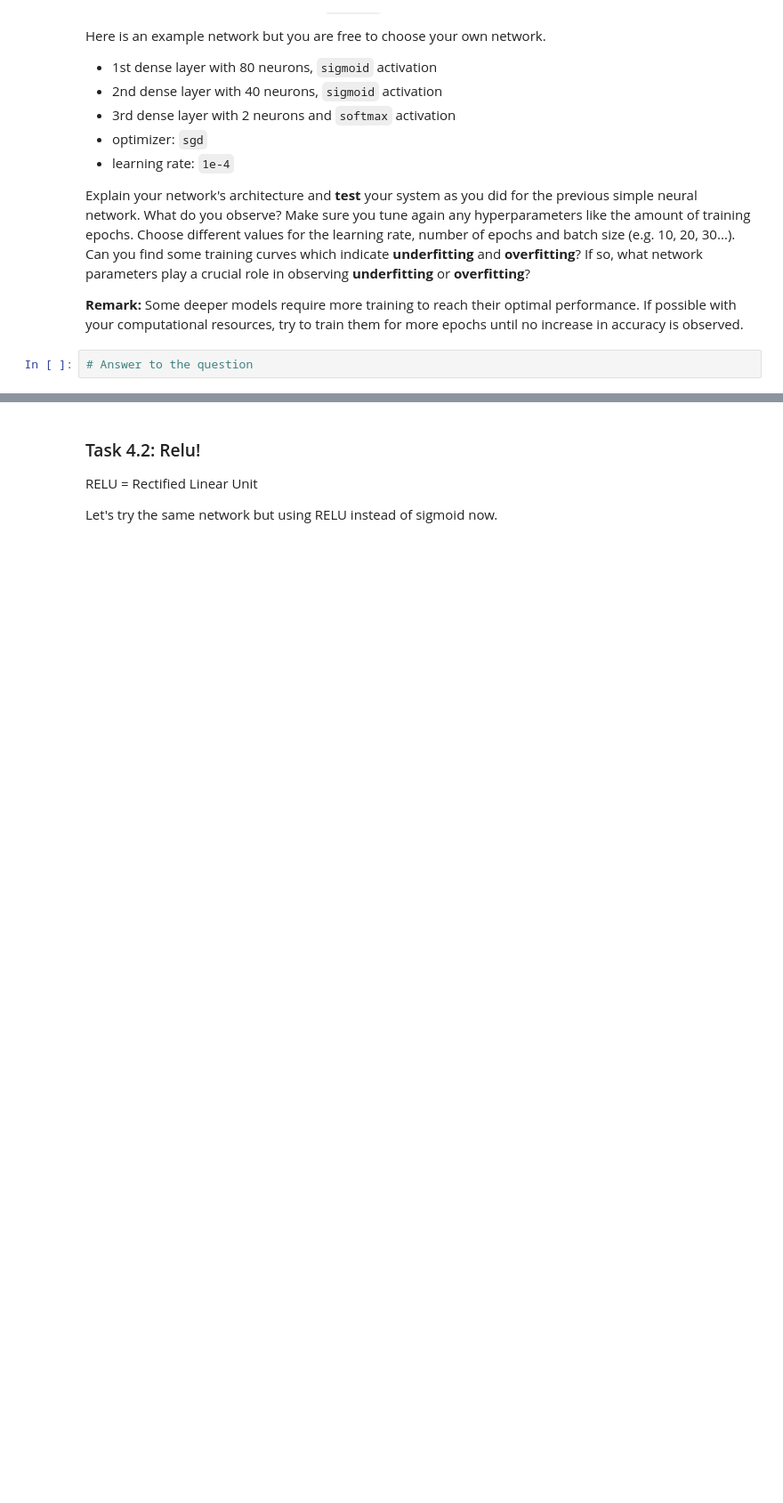
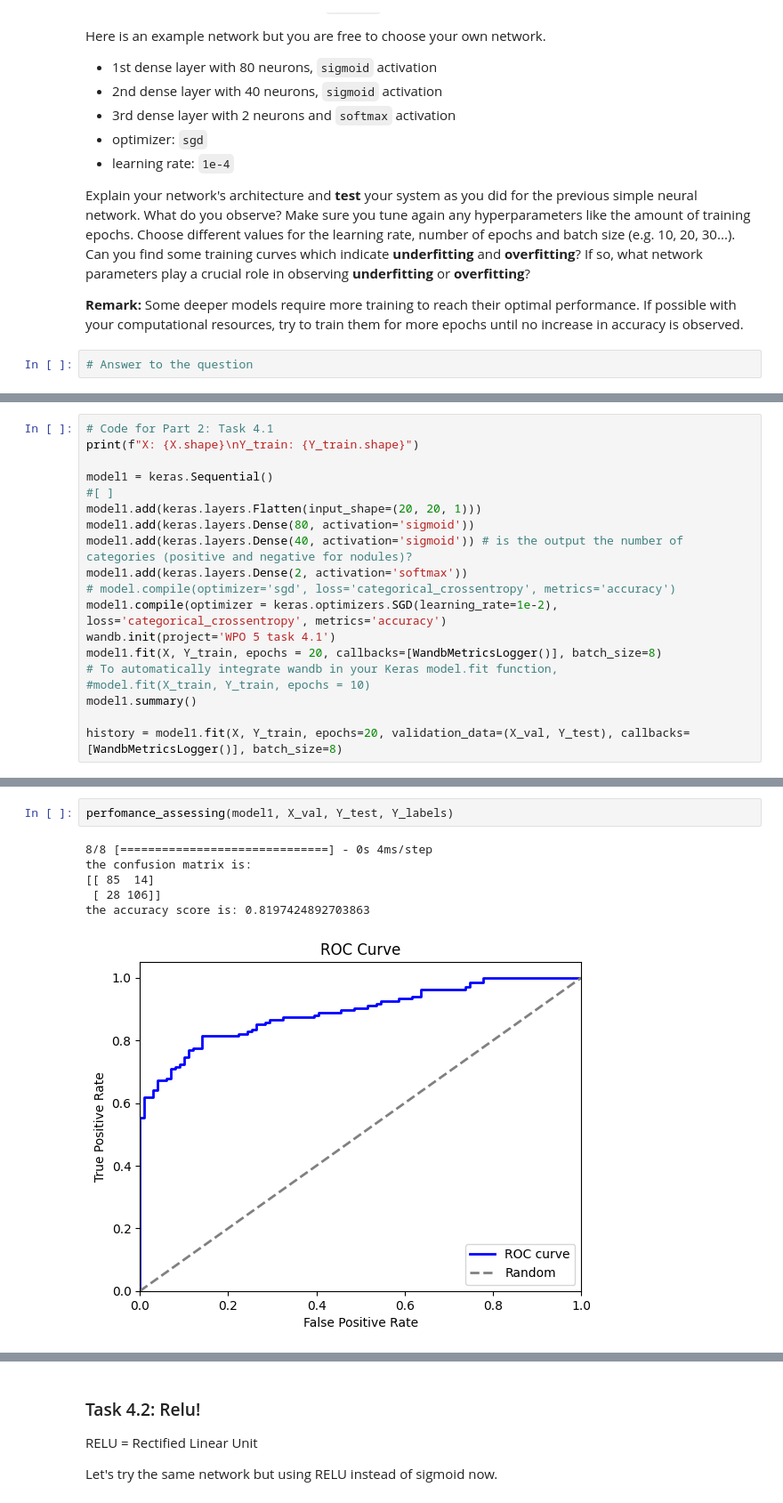
Before and after one commit to cesarz10/Health-Information, a Jupyter notebook: WPO-5/WPO5_AlineJacquart_CesarZapata_2024.ipynb, the cells around one changed output, grey strips where cells are left out. Shown at 89% size. Drawn from its saved outputs; the diff is of its cells as text; blank space fills up the shorter version.

Commit message:
Everything works up to task 4.3!

```diff
--- a/WPO-5/WPO5_AlineJacquart_CesarZapata_2024.ipynb
+++ b/WPO-5/WPO5_AlineJacquart_CesarZapata_2024.ipynb
@@ -579,0 +554,19 @@ Explain your network's architecture and **test** your system as you did for the
+# %%
+# Code for Part 2: Task 4.1
+print(f"X: {X.shape}\nY_train: {Y_train.shape}")
+
+model1 = keras.Sequential()
+#[ ]
+model1.add(keras.layers.Flatten(input_shape=(20, 20, 1)))
+model1.add(keras.layers.Dense(80, activation='sigmoid'))
+model1.add(keras.layers.Dense(40, activation='sigmoid')) # is the output the number of categories (positive and negative for nodules)?
+model1.add(keras.layers.Dense(2, activation='softmax'))
+# model.compile(optimizer='sgd', loss='categorical_crossentropy', metrics='accuracy')
+model1.compile(optimizer = keras.optimizers.SGD(learning_rate=1e-2), loss='categorical_crossentropy', metrics='accuracy')
+wandb.init(project='WPO 5 task 4.1')
+model1.fit(X, Y_train, epochs = 20, callbacks=[WandbMetricsLogger()], batch_size=8)
+# To automatically integrate wandb in your Keras model.fit function,
+#model.fit(X_train, Y_train, epochs = 10)
+model1.summary()
+
+history = model1.fit(X, Y_train, epochs=20, validation_data=(X_val, Y_test), callbacks=[WandbMetricsLogger()], batch_size=8)
@@ -579,0 +599,9 @@ Explain your network's architecture and **test** your system as you did for the
+# %%
+perfomance_assessing(model1, X_val, Y_test, Y_labels)
+# %% [output]
+8/8 [==============================] - 0s 4ms/step
+the confusion matrix is:
+[[ 85  14]
+ [ 28 106]]
+the accuracy score is: 0.8197424892703863
+[figure, added]
```
Also changed, not shown: parts of 11 cells of this notebook.
